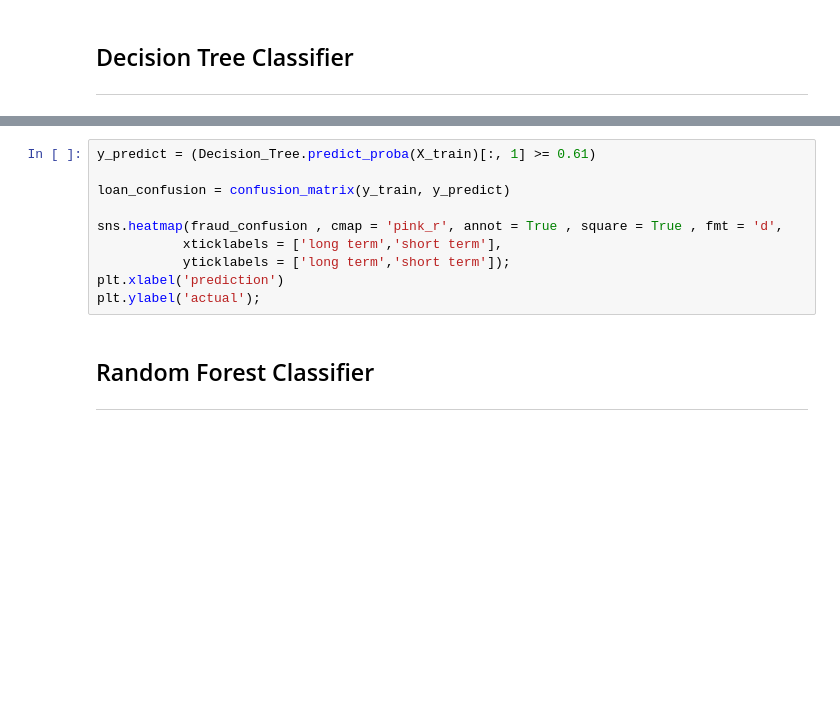
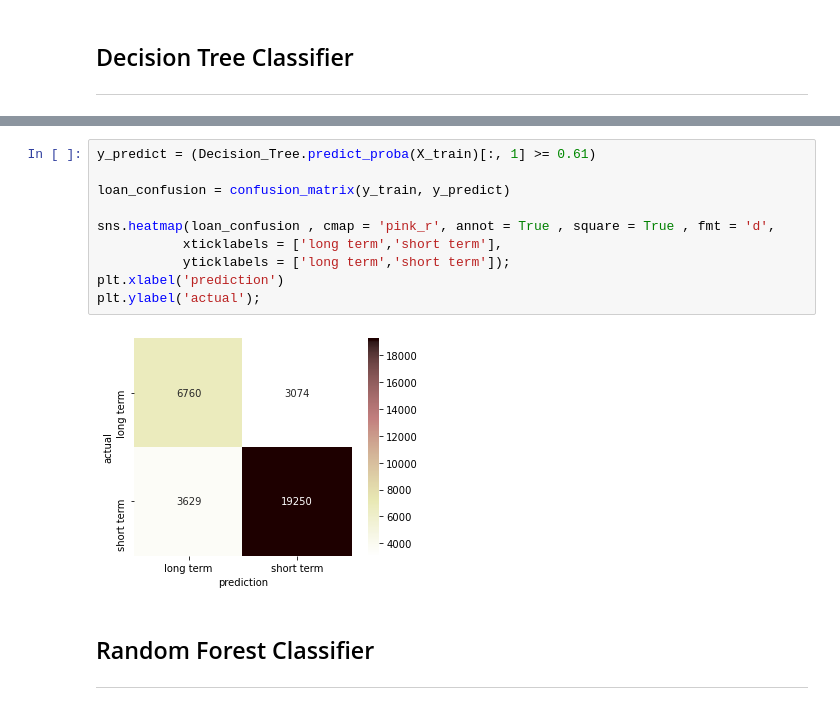
Before and after one commit to iamal95/Bank-Loan-classification, a Jupyter notebook: Code/Bank-Loan-classification.ipynb, the cells around one changed output, grey strips where cells are left out. Drawn from its saved outputs; the diff is of its cells as text; blank space fills up the shorter version.

```diff
--- a/Code/Bank-Loan-classification.ipynb
+++ b/Code/Bank-Loan-classification.ipynb
@@ -637,13 +1244,15 @@ print("Precision: {:6.4f},   Recall: {:6.4f}".format(precision_score(y_train, y_
 # %%
 y_predict = (Decision_Tree.predict_proba(X_train)[:, 1] >= 0.61)
 
 loan_confusion = confusion_matrix(y_train, y_predict)
 
-sns.heatmap(fraud_confusion , cmap = 'pink_r', annot = True , square = True , fmt = 'd',
+sns.heatmap(loan_confusion , cmap = 'pink_r', annot = True , square = True , fmt = 'd',
            xticklabels = ['long term','short term'],
            yticklabels = ['long term','short term']);
 plt.xlabel('prediction')
 plt.ylabel('actual');
+# %% [output]
+[figure, added]
 # %% [markdown]
 ## Random Forest Classifier
 ---
```
Also changed, not shown: parts of 92 cells of this notebook.
